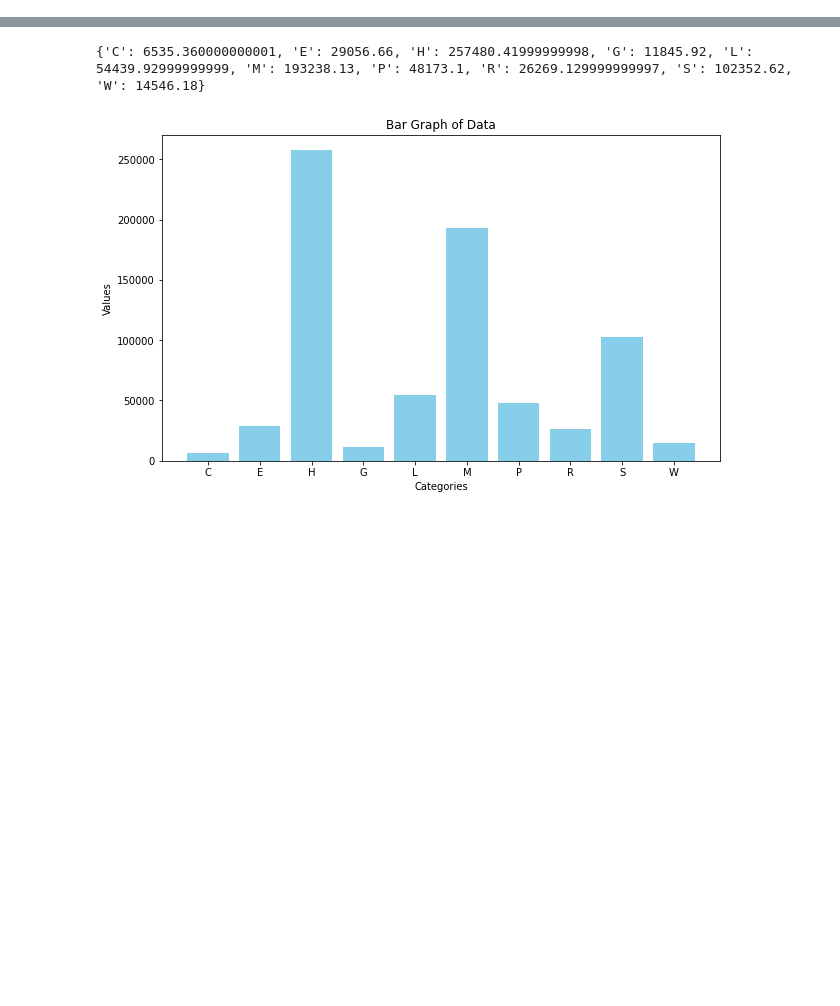
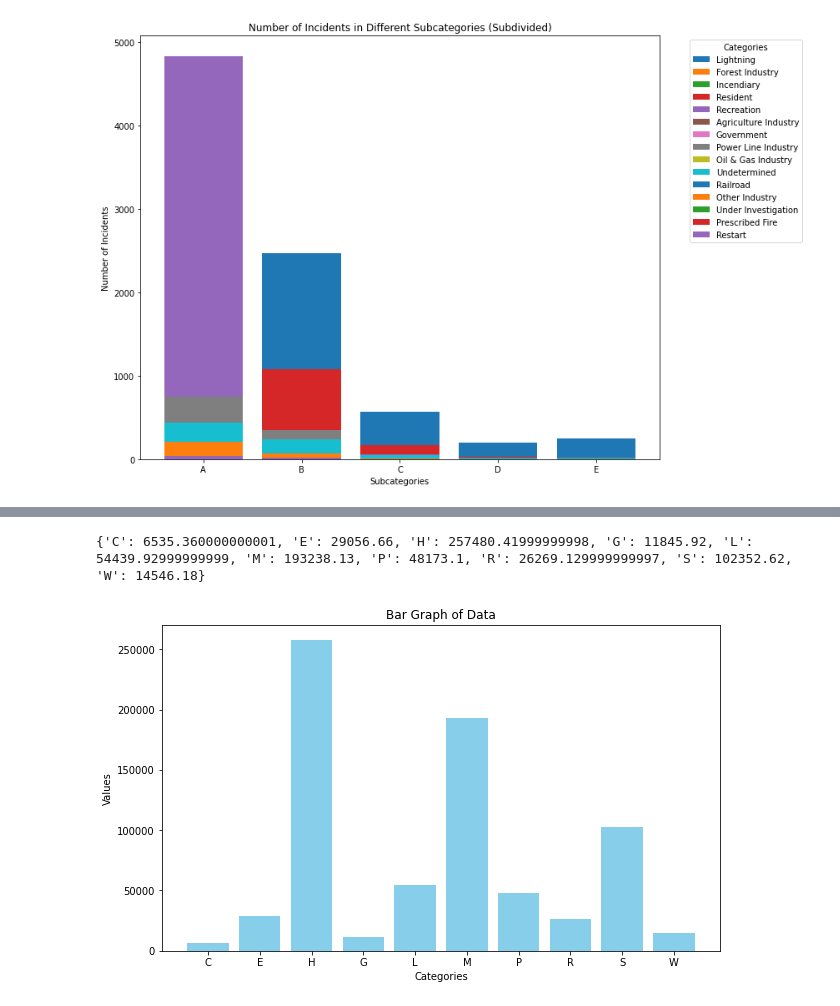
Before and after one commit to pandya-aditya/CxC_Hackathon, a Jupyter notebook: main.ipynb, the cells around one changed output, grey strips where cells are left out. Saved outputs shown, nothing was run; the diff lists cells and outputs as text; code cells hidden in the pictures; blank space fills up the shorter version.

```diff
--- a/main.ipynb
+++ b/main.ipynb
@@ -108,0 +132,20 @@ for index in df.index:
+# %%
+categories = list(size_general_dict['A'].keys())
+subcategories = list(size_general_dict.keys())
+
+fig, ax = plt.subplots(figsize=(12, 8))
+
+for category in categories:
+    values = [size_general_dict[subcategory][category] for subcategory in subcategories]
+    ax.bar(subcategories, values, label=category)
+
+ax.set_xlabel('Subcategories')
+ax.set_ylabel('Number of Incidents')
+ax.set_title('Number of Incidents in Different Subcategories (Subdivided)')
+ax.legend(title='Categories', bbox_to_anchor=(1.05, 1), loc='upper left')
+
+plt.xticks(rotation=0)
+plt.tight_layout()
+plt.show()
+# %% [output]
+[figure, added]
```
Also changed, not shown: parts of 10 cells of this notebook.
